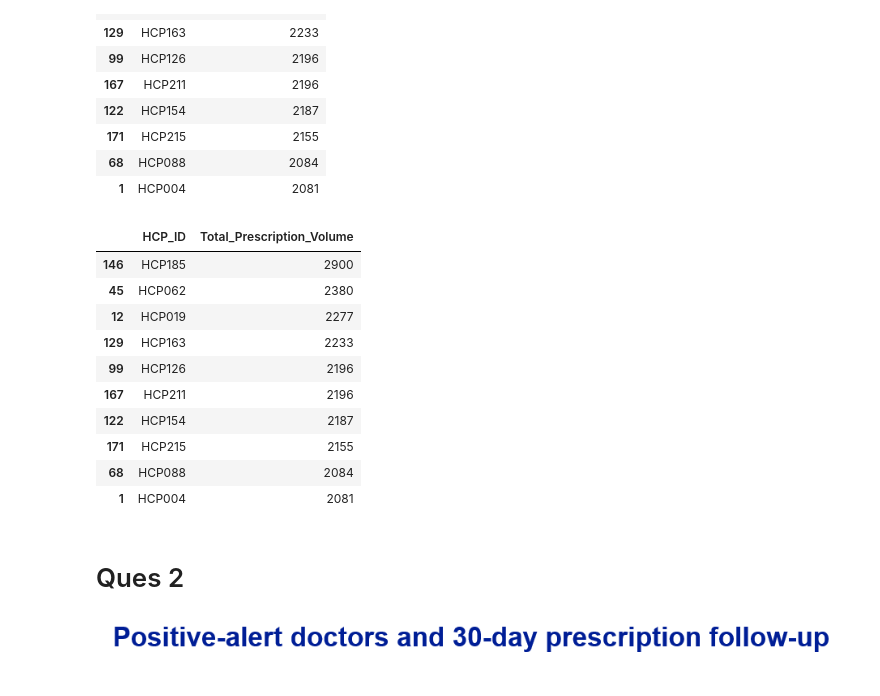
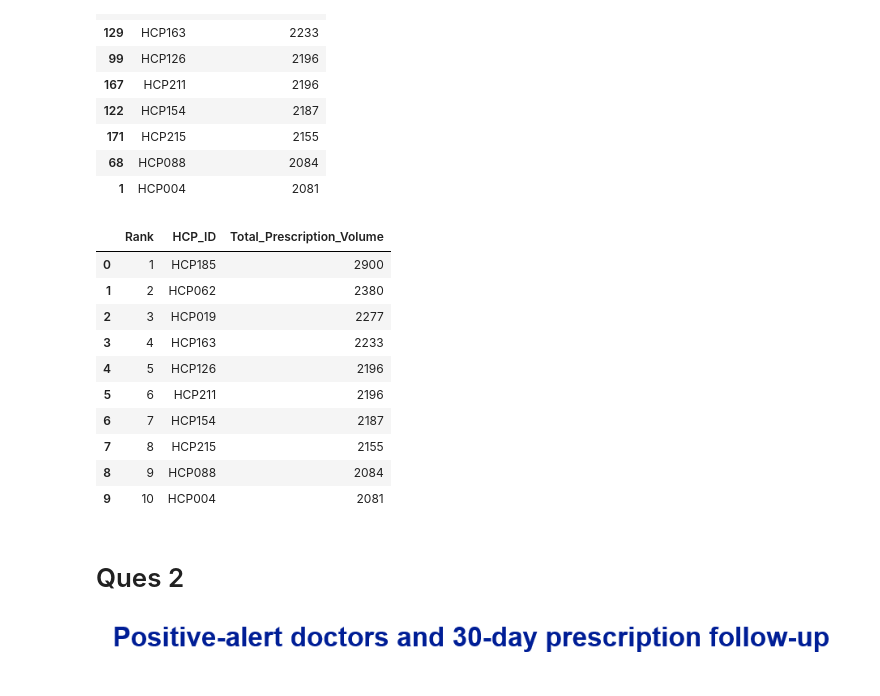
Before and after one commit to Optimus0205/ProcDna-Case-Study, a Jupyter notebook: Case_Study.ipynb, the cells around one changed output. Drawn from its saved outputs; the diff is of its cells as text; code cells hidden in the pictures.

```diff
--- a/Case_Study.ipynb
+++ b/Case_Study.ipynb
@@ -93,19 +108,21 @@ display(df1_agg.head(10))
 | 1 | HCP004 | 2081 |
 # %%
 df1_agg_renamed = df1_agg.rename(columns={'Prescription_Volume': 'Total_Prescription_Volume'})
-display(df1_agg_renamed.head(10))
+df_ranked = df1_agg_renamed.head(10).reset_index(drop=True)
+df_ranked.insert(0, 'Rank', range(1, 1 + len(df_ranked)))
+df_ranked
 # %% [output]
-|  | HCP_ID | Total_Prescription_Volume |
-| 146 | HCP185 | 2900 |
-| 45 | HCP062 | 2380 |
-| 12 | HCP019 | 2277 |
-| 129 | HCP163 | 2233 |
-| 99 | HCP126 | 2196 |
-| 167 | HCP211 | 2196 |
-| 122 | HCP154 | 2187 |
-| 171 | HCP215 | 2155 |
-| 68 | HCP088 | 2084 |
-| 1 | HCP004 | 2081 |
+|  | Rank | HCP_ID | Total_Prescription_Volume |
+| 0 | 1 | HCP185 | 2900 |
+| 1 | 2 | HCP062 | 2380 |
+| 2 | 3 | HCP019 | 2277 |
+| 3 | 4 | HCP163 | 2233 |
+| 4 | 5 | HCP126 | 2196 |
+| 5 | 6 | HCP211 | 2196 |
+| 6 | 7 | HCP154 | 2187 |
+| 7 | 8 | HCP215 | 2155 |
+| 8 | 9 | HCP088 | 2084 |
+| 9 | 10 | HCP004 | 2081 |
 # %% [markdown]
 # Ques 2
 
```
Also changed, not shown: parts of 2 cells of this notebook.
